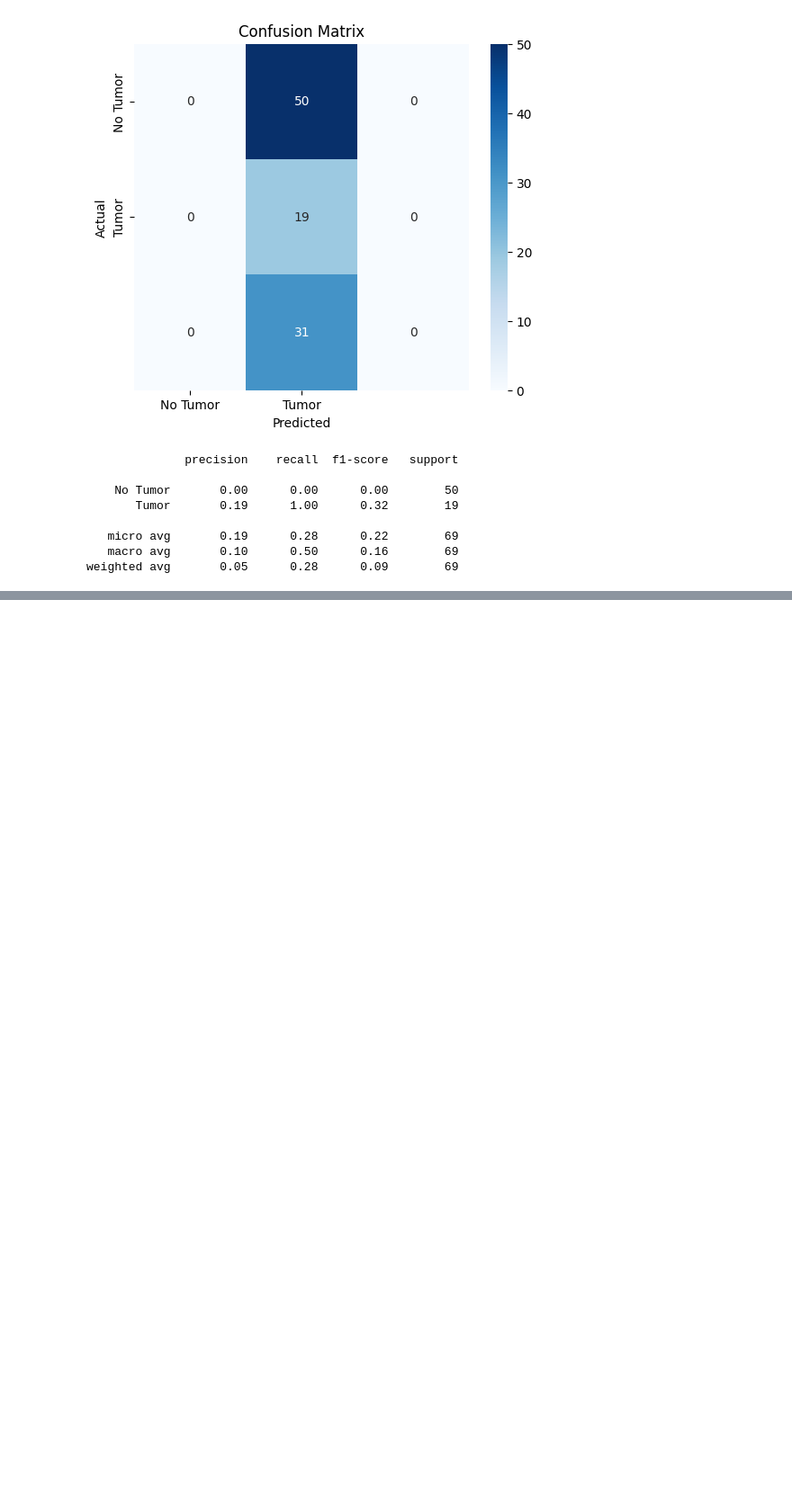
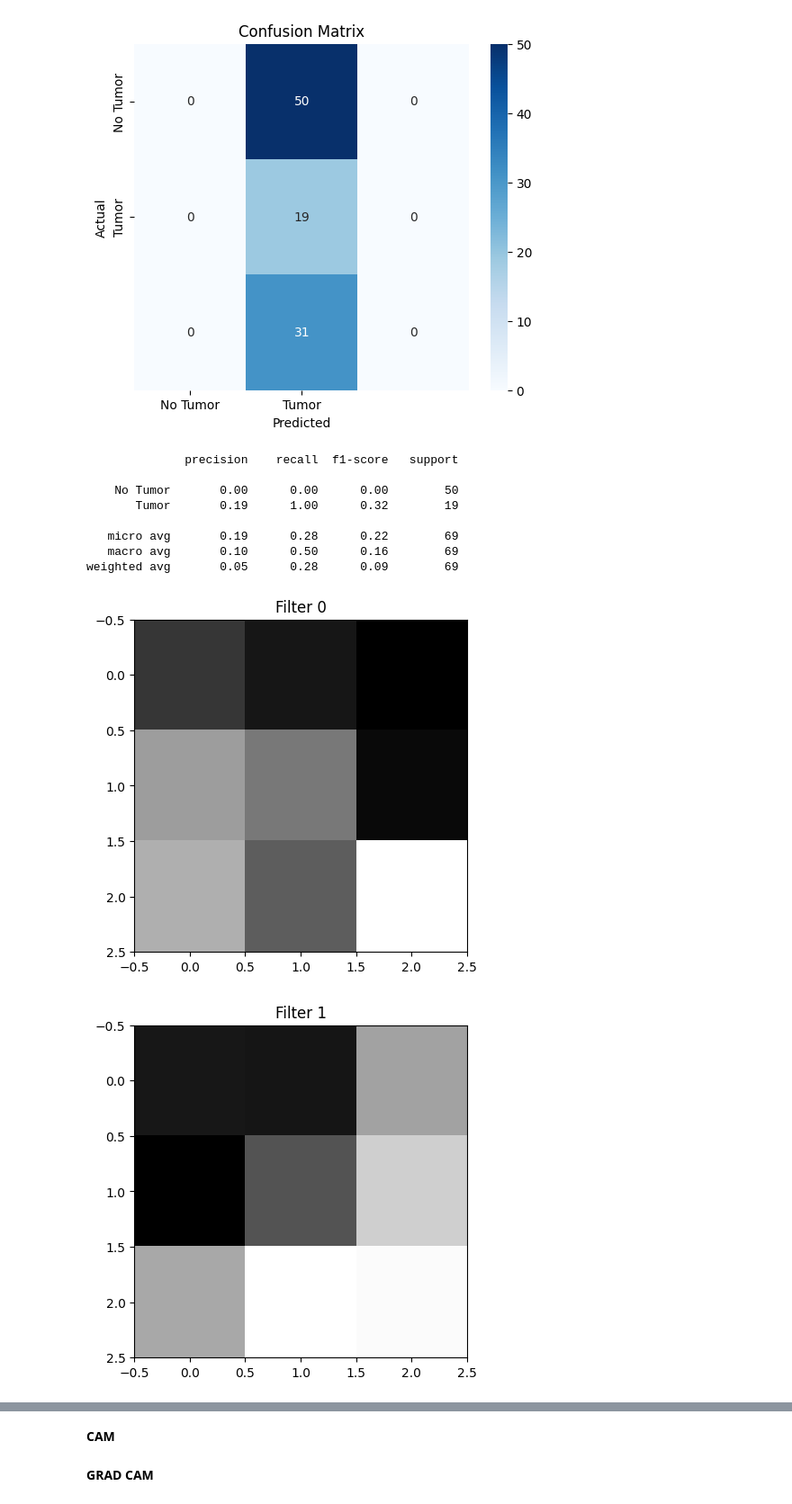
Before and after one commit to Prathvi-Raj-Chauhan/brain_tumor_detection, a Jupyter notebook: brain_tumor_detection.ipynb, the cells around one changed output, grey strips where cells are left out. Shown at 90% size. Saved outputs shown, nothing was run; the diff lists cells and outputs as text; code cells hidden in the pictures; blank space fills up the shorter version.

```diff
--- a/brain_tumor_detection.ipynb
+++ b/brain_tumor_detection.ipynb
@@ -187,3 +187,14 @@ target_names=['No Tumor','Tumor']
    micro avg       0.19      0.28      0.22        69
    macro avg       0.10      0.50      0.16        69
 weighted avg       0.05      0.28      0.09        69
+# %%
+filters, biases = model.layers[0].get_weights()
+
+for i in range(6):
+    f = filters[:,:,:,i]
+    plt.imshow(f[:,:,0], cmap="gray")
+    plt.title("Filter "+str(i))
+    plt.show()
+# %% [output]
+[figure, added]
+[figure, added]
@@ -189,0 +205,2 @@ weighted avg       0.05      0.28      0.09        69
+# %% [markdown]
+**CAM**
@@ -189,0 +213,2 @@ weighted avg       0.05      0.28      0.09        69
+# %% [markdown]
+**GRAD CAM**
```
Also changed, not shown: parts of 3 cells of this notebook.
